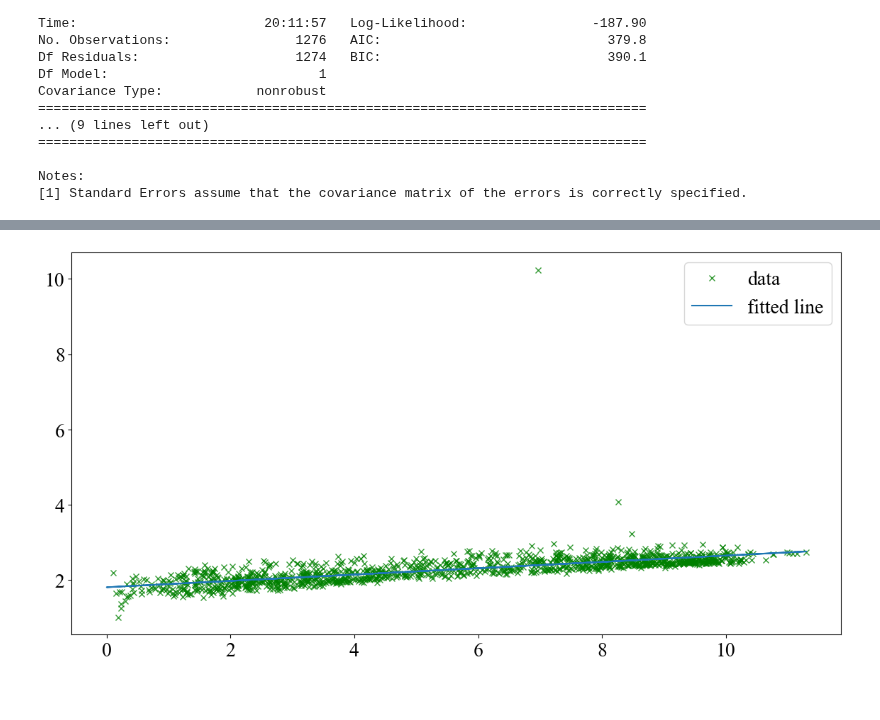
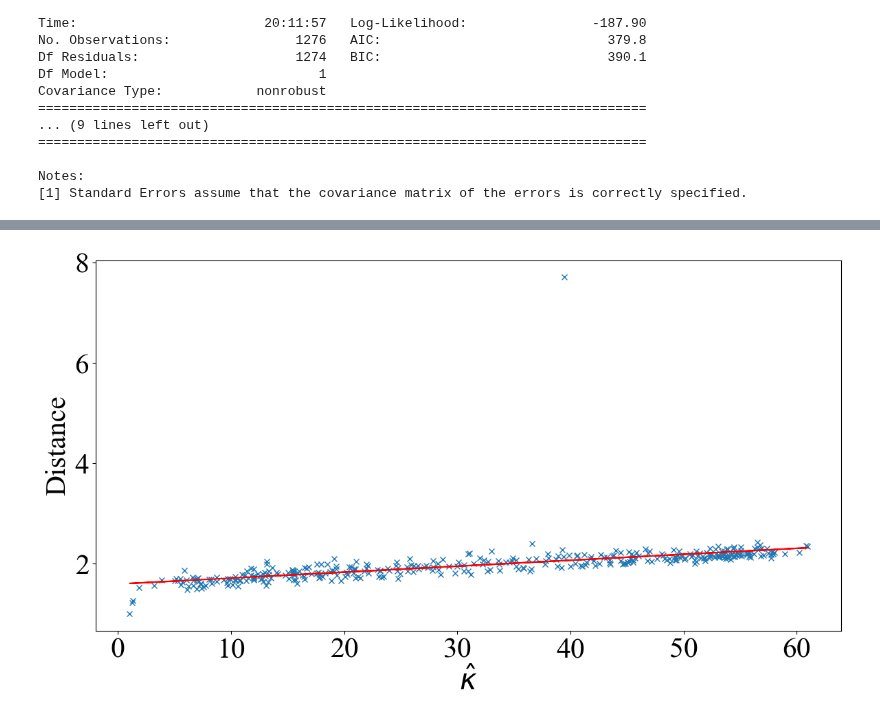
Before and after one commit to yiadka/mobility_scaling, a Jupyter notebook: notebooks/make_figure.ipynb, the cells around one changed output, grey strips where cells are left out. Saved outputs shown, nothing was run; the diff lists cells and outputs as text; code cells hidden in the pictures.

```diff
--- a/notebooks/make_figure.ipynb
+++ b/notebooks/make_figure.ipynb
@@ -39,3 +39,0 @@ df_2023 = df[(df["started_at"] >= "2023-01-01") & (df["started_at"] < "2023-10-0
-# %%
-df_2020_normal = pd.concat([df_20200601_20201116, df_20201217_20201231])
-df_2020_normal.head()
@@ -446,7 +350,5 @@ plt.show()
 # %%
 df_2020 = df[df["started_at"] < "2021-01-01"].dropna()
-# %%
-node_2020, edge_2020, timestamp_2020 = getNetworkAnalysis(df_2020)
 # %%
 # lockdownにおけるネットワークのノード数とエッジ数の推移
 plt.figure(figsize=(14, 7))
@@ -954,0 +1061,6 @@ Notes: \newline
+# %%
+alpha_list = []
+beta_list = []
+
+alpha_list.append(alpha)
+beta_list.append(beta)
@@ -954,0 +1336,20 @@ Notes: \newline
+# %%
+kappa_2022 = []
+alpha = 0.118
+beta = 8.603
+
+for i in range(len(edge_2022)):
+    kappa_2022.append(kappa(edge_2022[i], Np))
+
+# 距離
+# df_2022のインデックスをstarted_atにする
+df_2022.index = df_2022["started_at"]
+distance_2022 = df_2022["distance"].resample("D").mean()
+
+# 距離とkappaの回帰分析
+kappa_distance_2022 = pd.DataFrame({"kappa": kappa_2022, "distance": distance_2022})
+
+# olsを使用して分析を行う
+formula = "distance ~ kappa"
+res = smf.ols(formula, data=kappa_distance_2022).fit()
+print(res.summary())
@@ -955,14 +1374,18 @@ Notes: \newline
 # %%
-# プロット
 plt.figure(figsize=(14, 7))
 plt.rcParams["font.size"] = 20
 plt.rcParams["font.family"] = "Times New Roman"
 
-plt.plot(x, y, "x", c="green", alpha=0.8, label="data")
-plt.plot(x, model.predict(x), label="fitted line")
+distance_hat = res.fittedvalues
+plt.plot(kappa_distance_2022["kappa"], kappa_distance_2022["distance"], "x", label="2022")
+plt.plot(kappa_distance_2022["kappa"], distance_hat, "r")
 
-plt.tick_params(labelsize=20)
-plt.legend(prop={'size': 20})
+
+plt.xlabel(r"$\hat{\kappa}$", fontsize=30)
+plt.ylabel("Distance", fontsize=30)
+plt.tick_params(labelsize=30)
+# plt.legend(prop={"size": 40}, loc="lower right")
+plt.savefig("../fig/cssj/kappa_distance_2022.pdf", bbox_inches="tight", pad_inches=0.05)
 plt.show()
 # %% [output]
-[figure, old version]
+[figure, new version]
```
Also changed, not shown: parts of 88 cells of this notebook, 49 other files.
